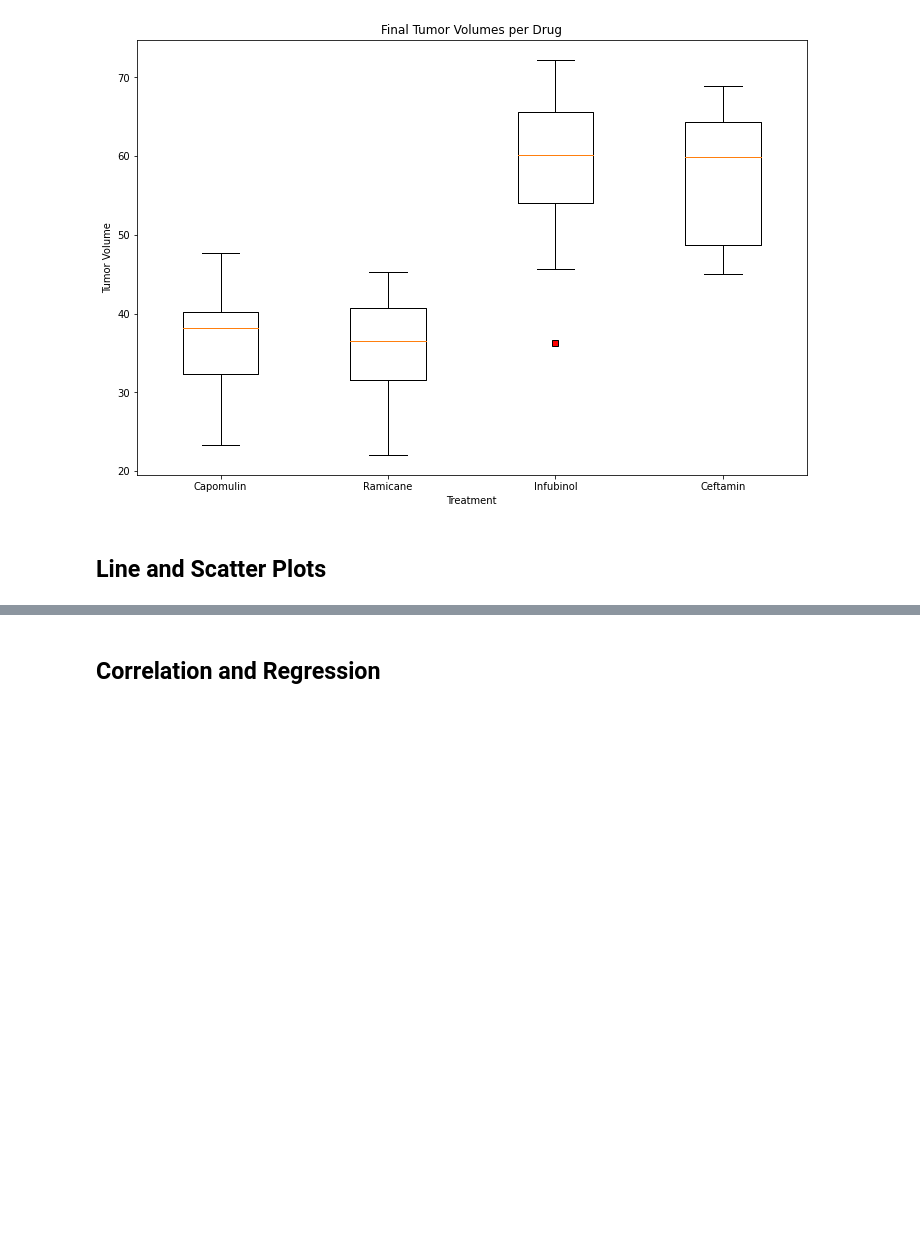
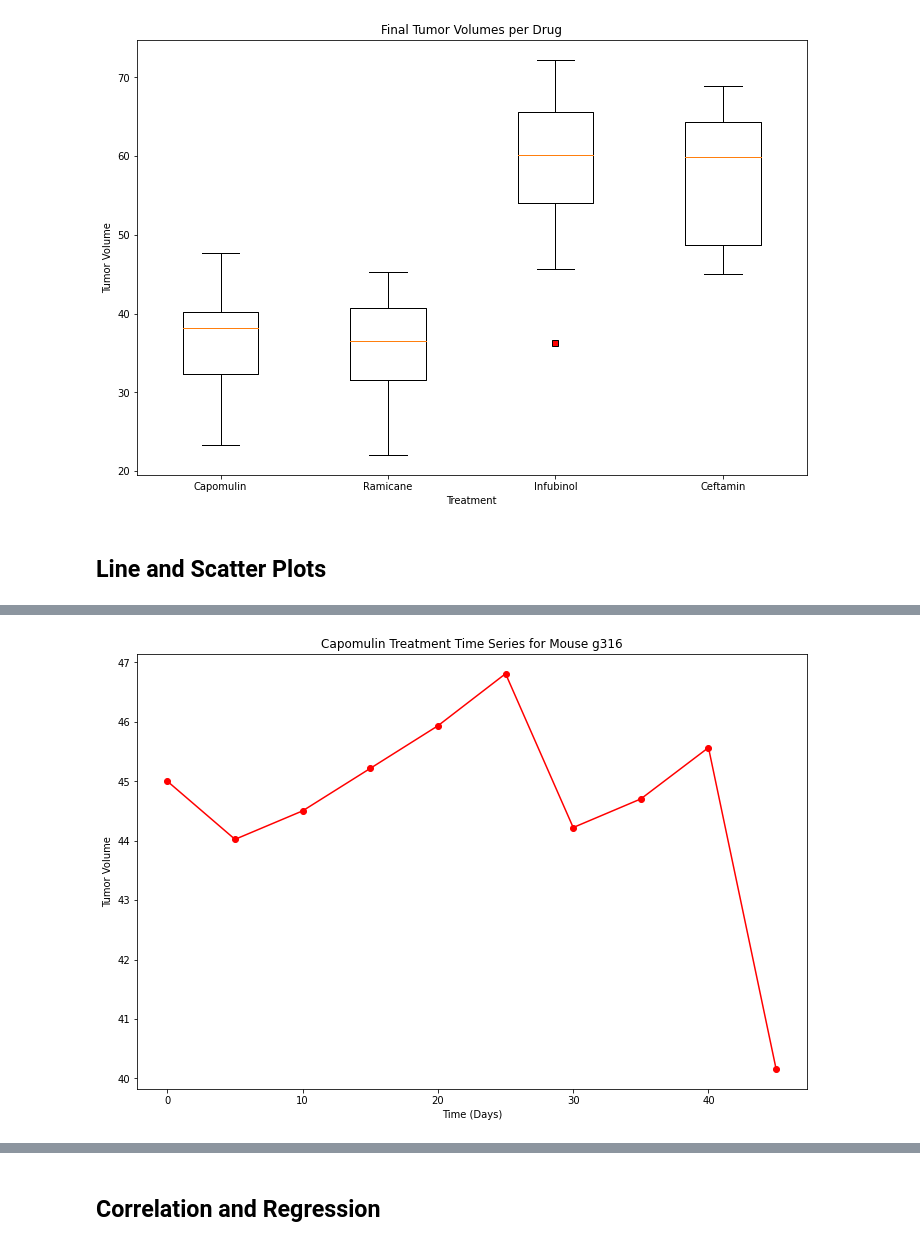
Before and after one commit to jordan-gilmartin/pharma-study-analysis, a Jupyter notebook: Instructions/Pymaceuticals/pymaceuticals_starter.ipynb, the cells around one changed output, grey strips where cells are left out. Drawn from its saved outputs; the diff is of its cells as text; code cells hidden in the pictures; blank space fills up the shorter version.

Commit message:
Completed Sections 5 & 6, Line and Scatter Plots, and Correlation and Regression

```diff
--- a/Instructions/Pymaceuticals/pymaceuticals_starter.ipynb
+++ b/Instructions/Pymaceuticals/pymaceuticals_starter.ipynb
@@ -693,3 +699,7 @@ Text(0.5, 0, 'Treatment')
 # %%
 # Generate a line plot of tumor volume vs. time point for a
 # mouse treated with Capomulin
+
+#Filtering to grab one of the mice on Capomulin
+lineplot_df = Capomulin_df.loc[Capomulin_df["Mouse ID"] == "g316",:]
+lineplot_df
@@ -696,3 +718,15 @@ Text(0.5, 0, 'Treatment')
+# %%
+# Setting up variables for Timepoint and Tumor Volume columns and plotting
+Timepoint = lineplot_df["Timepoint"]
+TumorVol = lineplot_df["Tumor Volume (mm3)"]
+fig1, ax1 = plt.subplots(figsize=(12,8))
+plt.plot(Timepoint, TumorVol, color="r", marker="o")
+plt.title("Capomulin Treatment Time Series for Mouse g316")
+plt.ylabel("Tumor Volume")
+plt.xlabel("Time (Days)")
+plt.show()
+# %% [output]
+[figure, added]
 # %%
 # Generate a scatter plot of average tumor volume vs. mouse
 # weight for the Capomulin regimen
```
Also changed, not shown: parts of 11 cells of this notebook.
